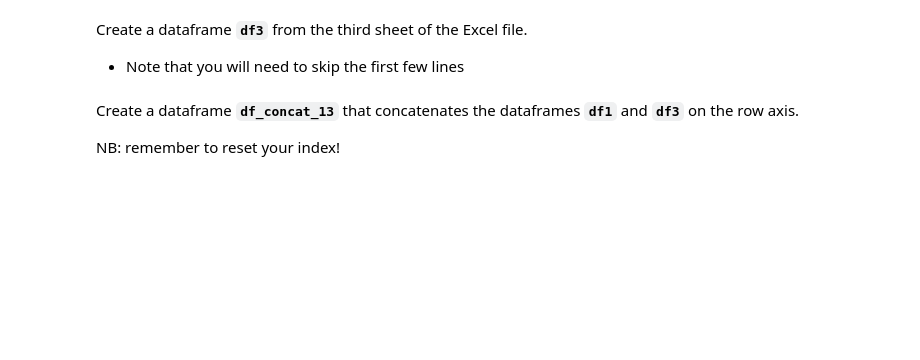
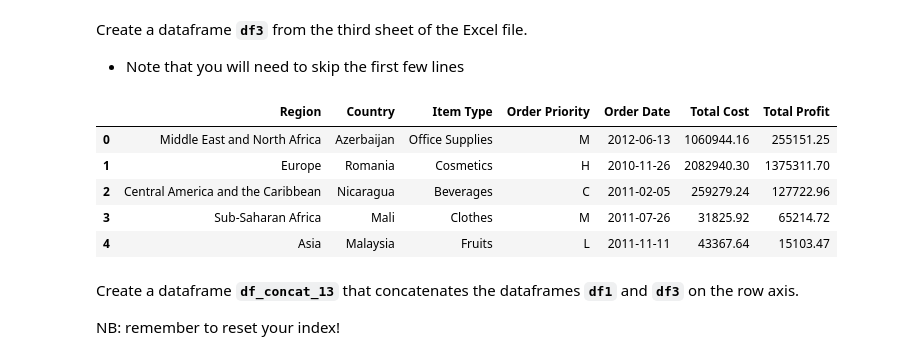
Before and after one commit to BonganeNobela/data-science-, a Jupyter notebook: DIRISA Training Content/Day 1/Pandas_DataFrame_Practical_empty.ipynb, the cells around one changed output. Saved outputs shown, nothing was run; the diff lists cells and outputs as text; code cells hidden in the pictures; blank space fills up the shorter version.

```diff
--- a/DIRISA Training Content/Day 1/Pandas_DataFrame_Practical_empty.ipynb
+++ b/DIRISA Training Content/Day 1/Pandas_DataFrame_Practical_empty.ipynb
@@ -23,6 +47,16 @@ Create a dataframe **`df3`** from the third sheet of the Excel file.
 * Note that you will need to skip the first few lines
 # %%
 # enter code here
+
+df3 = pd.read_excel(sample_sales,2,header=4)
+df3.head()
+# %% [output]
+|  | Region | Country | Item Type | Order Priority | Order Date | Total Cost | Total Profit |
+| 0 | Middle East and North Africa | Azerbaijan | Office Supplies | M | 2012-06-13 | 1060944.16 | 255151.25 |
+| 1 | Europe | Romania | Cosmetics | H | 2010-11-26 | 2082940.30 | 1375311.70 |
+| 2 | Central America and the Caribbean | Nicaragua | Beverages | C | 2011-02-05 | 259279.24 | 127722.96 |
+| 3 | Sub-Saharan Africa | Mali | Clothes | M | 2011-07-26 | 31825.92 | 65214.72 |
+| 4 | Asia | Malaysia | Fruits | L | 2011-11-11 | 43367.64 | 15103.47 |
 # %% [markdown]
 Create a dataframe **`df_concat_13`** that concatenates the dataframes **`df1`** and **`df3`** on the row axis.
 
```
Also changed, not shown: parts of 27 cells of this notebook, 1 other file.
